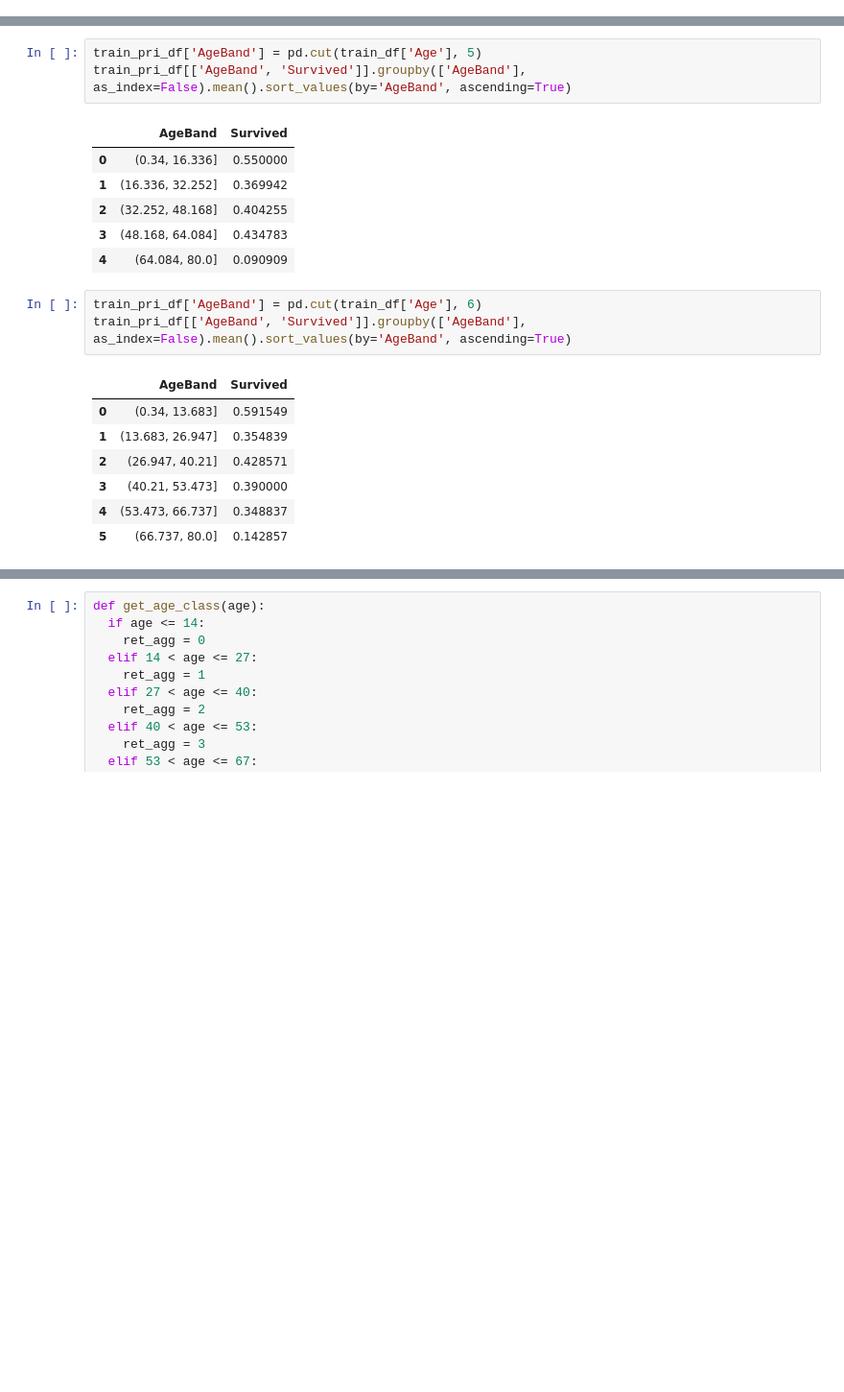
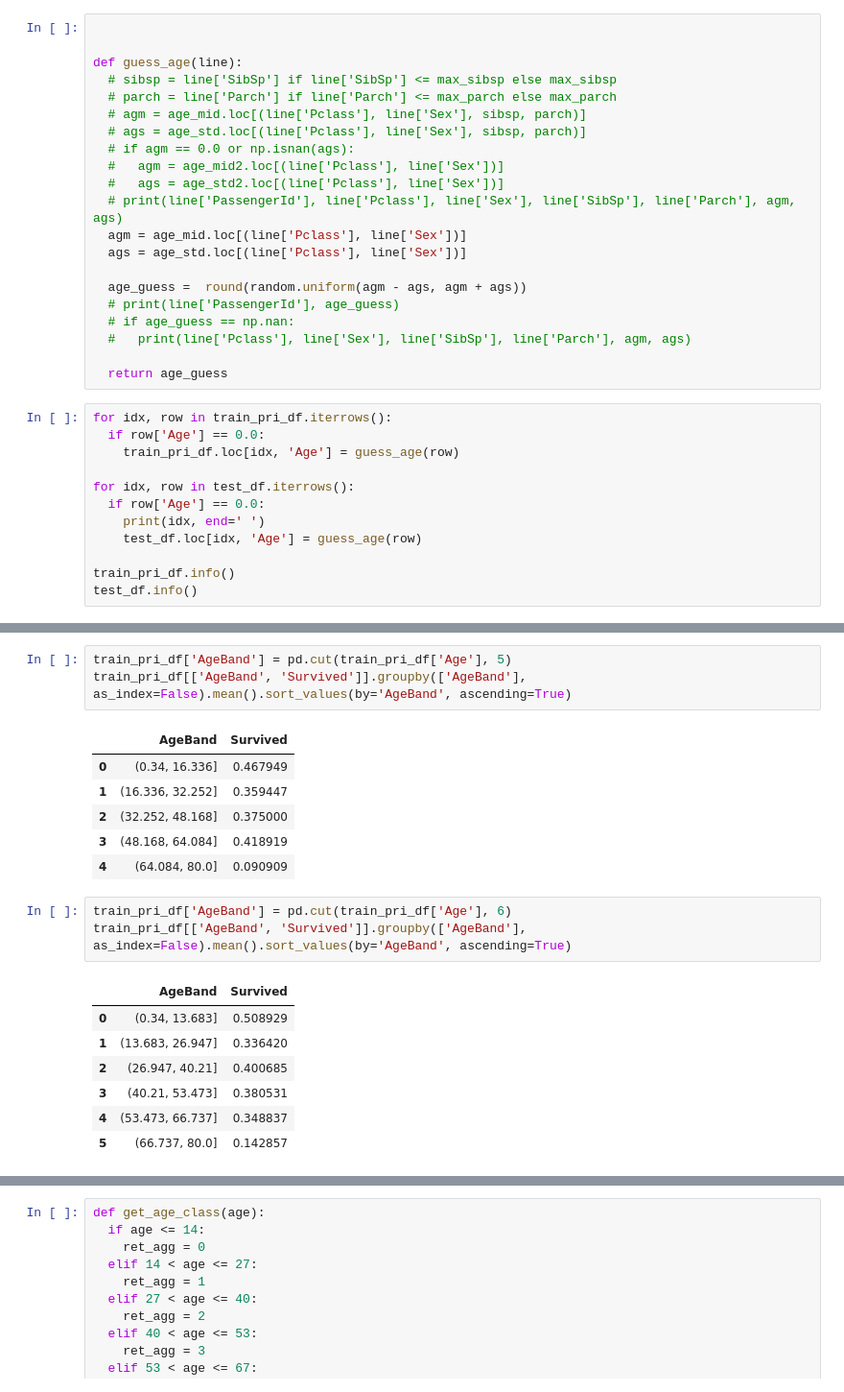
Before and after one commit to Frankensosege/Tatanic-Competition, a Jupyter notebook: Titanic_Competition.ipynb, the cells around one changed output, grey strips where cells are left out. Shown: that part at 96% size. Cells and saved outputs as stored; diff of their text form; blank space fills up the shorter version.

```diff
--- a/Titanic_Competition.ipynb
+++ b/Titanic_Competition.ipynb
@@ -30,0 +97,33 @@ None
+# %%
+
+
+def guess_age(line):
+  # sibsp = line['SibSp'] if line['SibSp'] <= max_sibsp else max_sibsp
+  # parch = line['Parch'] if line['Parch'] <= max_parch else max_parch
+  # agm = age_mid.loc[(line['Pclass'], line['Sex'], sibsp, parch)]
+  # ags = age_std.loc[(line['Pclass'], line['Sex'], sibsp, parch)]
+  # if agm == 0.0 or np.isnan(ags):
+  #   agm = age_mid2.loc[(line['Pclass'], line['Sex'])]
+  #   ags = age_std2.loc[(line['Pclass'], line['Sex'])]
+  # print(line['PassengerId'], line['Pclass'], line['Sex'], line['SibSp'], line['Parch'], agm, ags)
+  agm = age_mid.loc[(line['Pclass'], line['Sex'])]
+  ags = age_std.loc[(line['Pclass'], line['Sex'])]
+
+  age_guess =  round(random.uniform(agm - ags, agm + ags))
+  # print(line['PassengerId'], age_guess)
+  # if age_guess == np.nan:
+  #   print(line['Pclass'], line['Sex'], line['SibSp'], line['Parch'], agm, ags)
+
+  return age_guess
+# %%
+for idx, row in train_pri_df.iterrows():
+  if row['Age'] == 0.0:
+    train_pri_df.loc[idx, 'Age'] = guess_age(row)
+
+for idx, row in test_df.iterrows():
+  if row['Age'] == 0.0:
+    print(idx, end=' ')
+    test_df.loc[idx, 'Age'] = guess_age(row)
+
+train_pri_df.info()
+test_df.info()
@@ -31,21 +169,21 @@ None
 # %%
-train_pri_df['AgeBand'] = pd.cut(train_df['Age'], 5)
+train_pri_df['AgeBand'] = pd.cut(train_pri_df['Age'], 5)
 train_pri_df[['AgeBand', 'Survived']].groupby(['AgeBand'], as_index=False).mean().sort_values(by='AgeBand', ascending=True)
 # %% [output]
 |  | AgeBand | Survived |
-| 0 | (0.34, 16.336] | 0.550000 |
-| 1 | (16.336, 32.252] | 0.369942 |
-| 2 | (32.252, 48.168] | 0.404255 |
-| 3 | (48.168, 64.084] | 0.434783 |
+| 0 | (0.34, 16.336] | 0.467949 |
+| 1 | (16.336, 32.252] | 0.359447 |
+| 2 | (32.252, 48.168] | 0.375000 |
+| 3 | (48.168, 64.084] | 0.418919 |
 | 4 | (64.084, 80.0] | 0.090909 |
 # %%
-train_pri_df['AgeBand'] = pd.cut(train_df['Age'], 6)
+train_pri_df['AgeBand'] = pd.cut(train_pri_df['Age'], 6)
 train_pri_df[['AgeBand', 'Survived']].groupby(['AgeBand'], as_index=False).mean().sort_values(by='AgeBand', ascending=True)
 # %% [output]
 |  | AgeBand | Survived |
-| 0 | (0.34, 13.683] | 0.591549 |
-| 1 | (13.683, 26.947] | 0.354839 |
-| 2 | (26.947, 40.21] | 0.428571 |
-| 3 | (40.21, 53.473] | 0.390000 |
+| 0 | (0.34, 13.683] | 0.508929 |
+| 1 | (13.683, 26.947] | 0.336420 |
+| 2 | (26.947, 40.21] | 0.400685 |
+| 3 | (40.21, 53.473] | 0.380531 |
 | 4 | (53.473, 66.737] | 0.348837 |
 | 5 | (66.737, 80.0] | 0.142857 |
```
Also changed, not shown: parts of 40 cells of this notebook.
